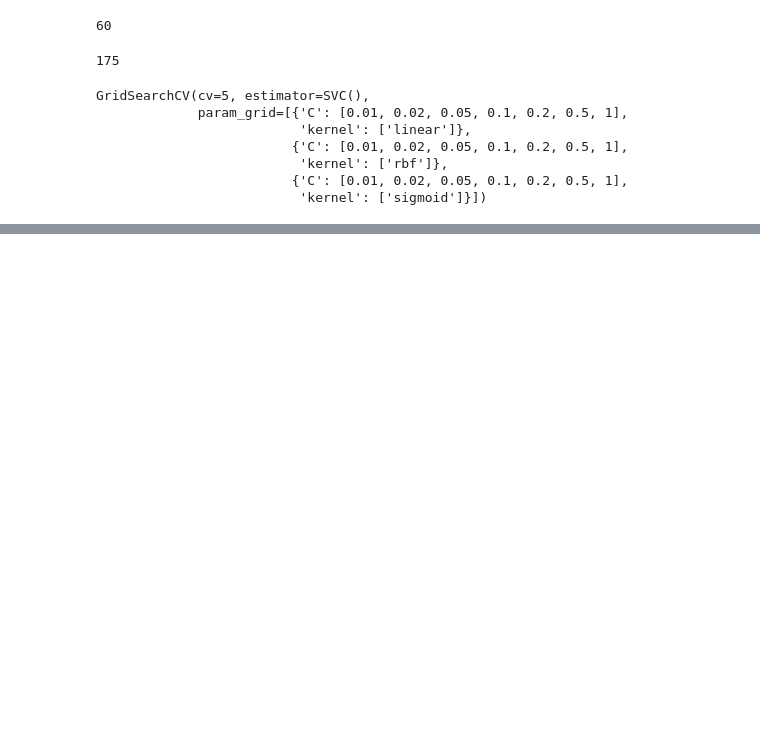
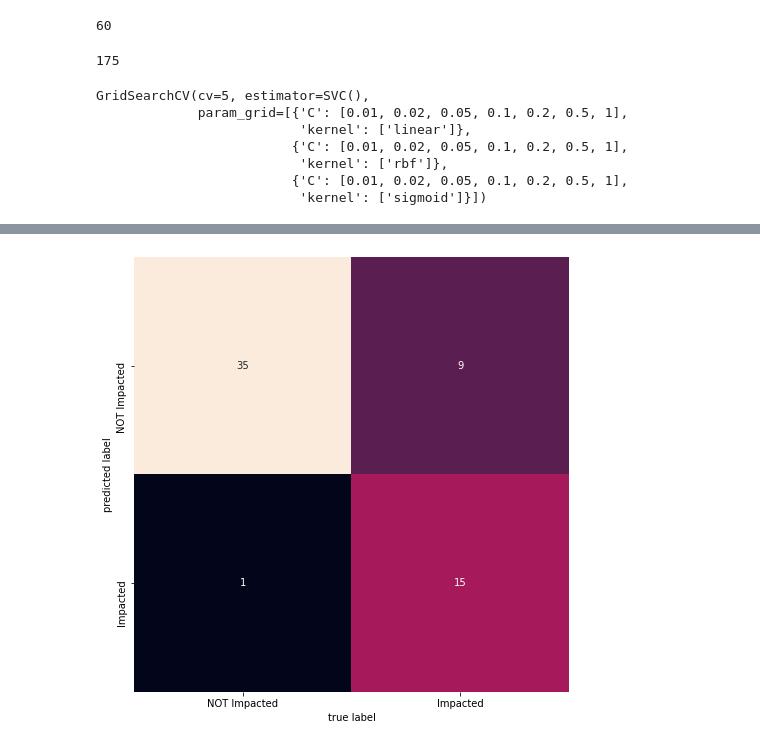
Before and after one commit to jingshenSN2/pc-hardware-ml-2021, a Jupyter notebook: svm/second-hand/drive_used_svm.ipynb, the cells around one changed output, grey strips where cells are left out. Saved outputs shown, nothing was run; the diff lists cells and outputs as text; code cells hidden in the pictures; blank space fills up the shorter version.

Commit message:
feat: add confusion matrices

```diff
--- a/svm/second-hand/drive_used_svm.ipynb
+++ b/svm/second-hand/drive_used_svm.ipynb
@@ -59,3 +59,21 @@ search.cv_results_
         0.03333333, 0.03333333, 0.03333333, 0.03333333, 0.03333333,
         0.03333333]),
  'rank_test_score': array([9, 9, 7, 7, 6, 5, 3, 9, 9, 9, 9, 4, 2, 1, 9, 9, 9, 9, 9, 9, 9])}
+# %%
+from sklearn.metrics import confusion_matrix
+import matplotlib.pyplot as plt
+import seaborn as sns
+
+svc_linear = SVC(kernel='linear', C=1)
+svc_linear.fit(X_train, y_train)
+y_pred = svc_linear.predict(X_train)
+mat = confusion_matrix(y_train, y_pred)
+plt.figure(figsize=(10, 8))
+sns.heatmap(mat.T, square=True, annot=True, fmt='d', cbar=False,
+            xticklabels=['NOT Impacted', 'Impacted'],
+            yticklabels=['NOT Impacted', 'Impacted'])
+plt.xlabel('true label')
+plt.ylabel('predicted label')
+plt.savefig('u_svm_linear_test.png')
+# %% [output]
+[figure, added]
```
Also changed, not shown: parts of 8 cells of this notebook.
